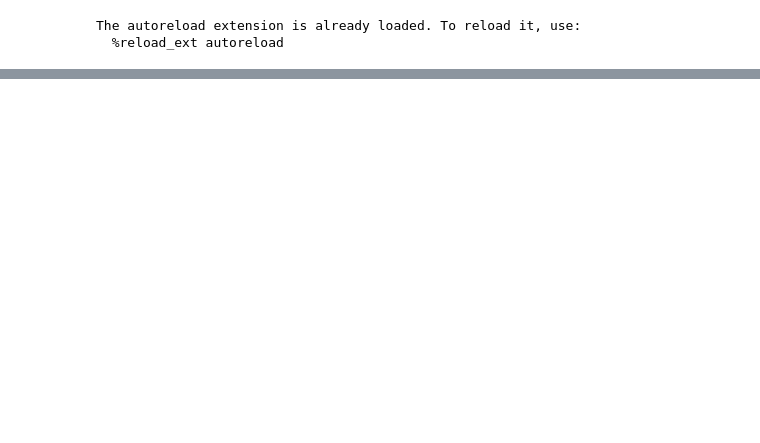
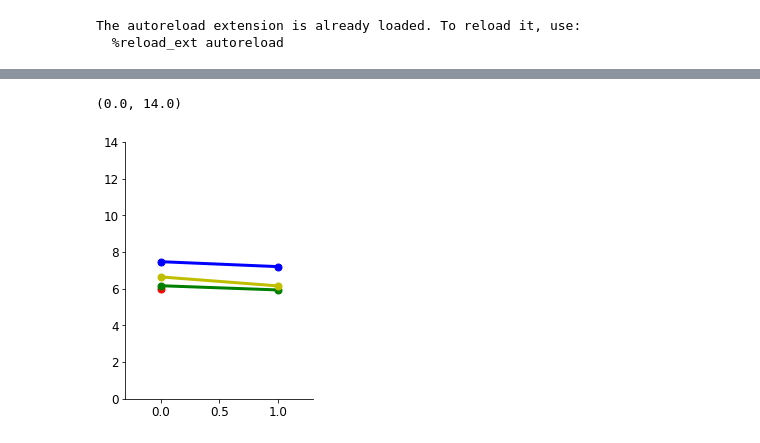
Before and after one commit to cudmore/saNode, a Jupyter notebook: notebooks/manuscript-20201103.ipynb, the cells around one changed output, grey strips where cells are left out. Cells and saved outputs as stored; diff of their text form; code cells hidden in the pictures; blank space fills up the shorter version.

```diff
--- a/notebooks/manuscript-20201103.ipynb
+++ b/notebooks/manuscript-20201103.ipynb
@@ -103,0 +201,22 @@ plotEdgeDiamHist():
+# %%
+import matplotlib.pyplot as plt
+import numpy as np
+
+# copy/pase mean diam from above
+san1_meanDiam = [5.96, np.nan]
+san2_meanDiam = [6.16, 5.93]
+san3_meanDiam = [7.47, 7.2]
+san4_meanDiam = [6.64, 6.15]
+
+
+aicsPlot.defaultPlotLayout()
+
+plt.plot(san1_meanDiam, color='r')
+plt.plot(san2_meanDiam, color='g')
+plt.plot(san3_meanDiam, color='b')
+plt.plot(san4_meanDiam, color='y')
+
+plt.ylim(0, 14)
+# %% [output]
+(0.0, 14.0)
+[figure, added]
```
Also changed, not shown: parts of 16 cells of this notebook, 14 other files.
